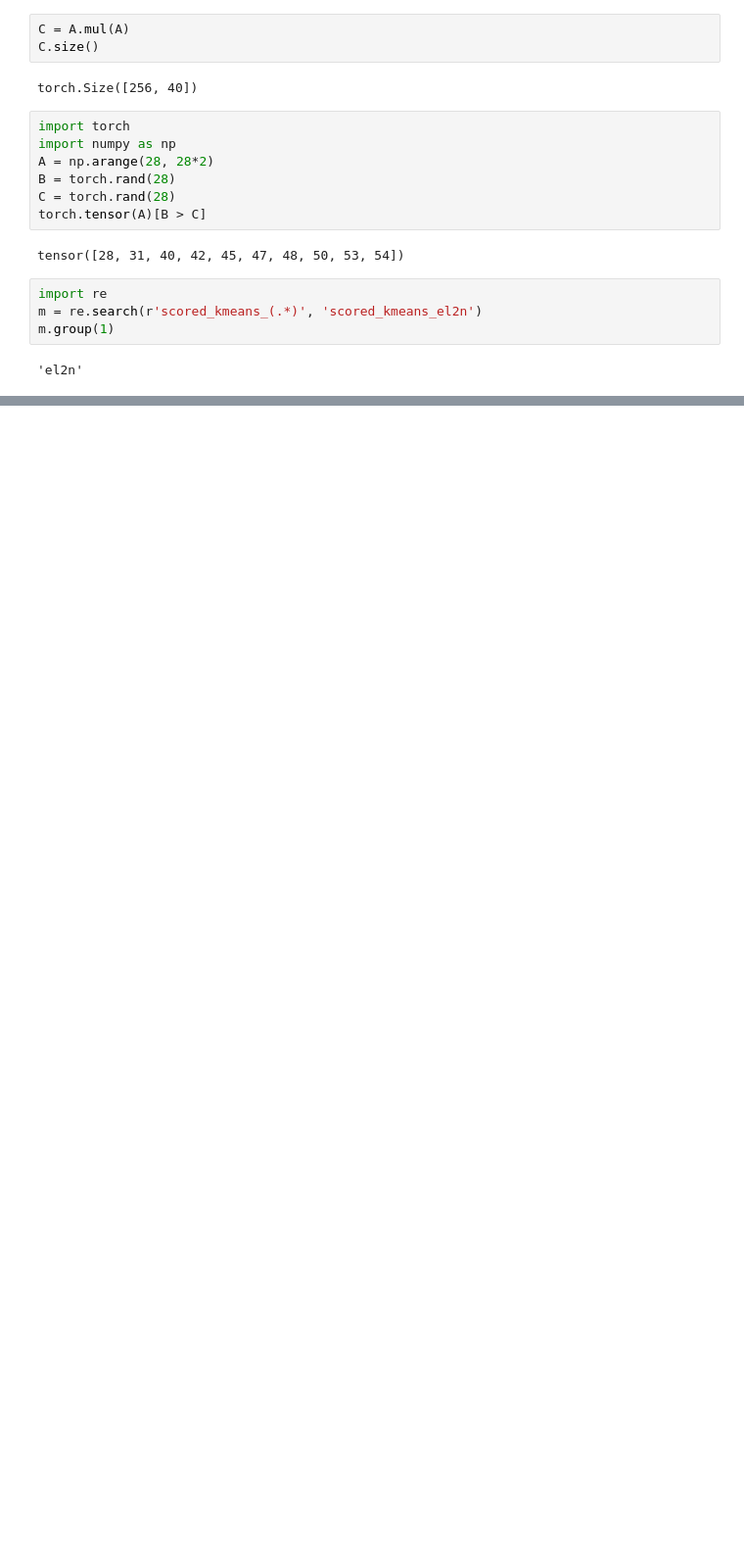
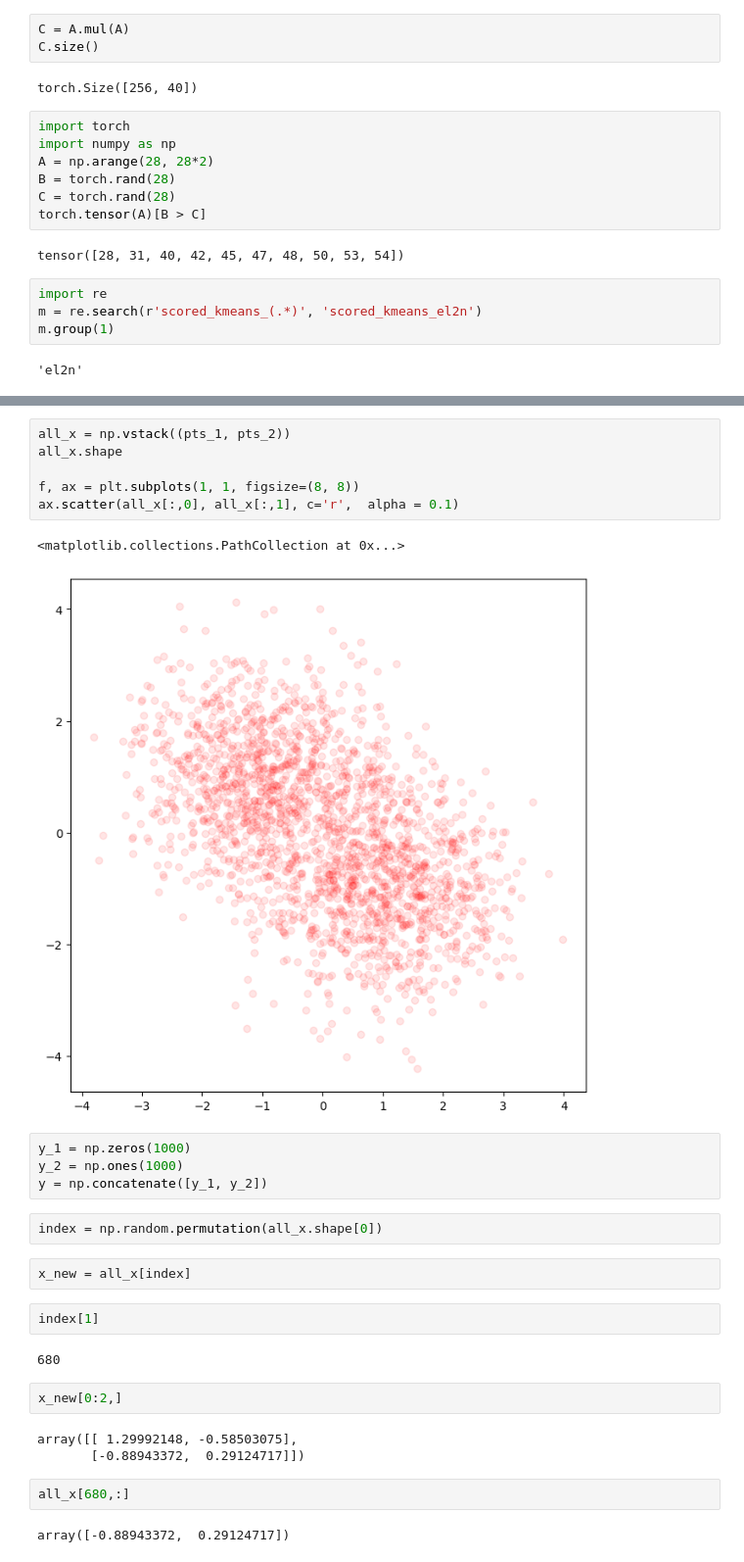
Before and after one commit to souravc83/Blackbox-Coresets-VI, a Jupyter notebook: psvi/notebooks/scratch.ipynb, the cells around one changed output, grey strips where cells are left out. Shown at 98% size. Drawn from its saved outputs; the diff is of its cells as text; blank space fills up the shorter version.

```diff
--- a/psvi/notebooks/scratch.ipynb
+++ b/psvi/notebooks/scratch.ipynb
@@ -378,0 +403,30 @@ m.group(1)
+# %%
+all_x = np.vstack((pts_1, pts_2))
+all_x.shape
+
+f, ax = plt.subplots(1, 1, figsize=(8, 8))
+ax.scatter(all_x[:,0], all_x[:,1], c='r',  alpha = 0.1)
+# %% [output]
+<matplotlib.collections.PathCollection at 0x...>
+[figure, added]
+# %%
+y_1 = np.zeros(1000)
+y_2 = np.ones(1000)
+y = np.concatenate([y_1, y_2])
+# %%
+index = np.random.permutation(all_x.shape[0])
+# %%
+x_new = all_x[index]
+# %%
+index[1]
+# %% [output]
+680
+# %%
+x_new[0:2,]
+# %% [output]
+array([[ 1.29992148, -0.58503075],
+       [-0.88943372,  0.29124717]])
+# %%
+all_x[680,:]
+# %% [output]
+array([-0.88943372,  0.29124717])
```
Also changed, not shown: parts of 10 cells of this notebook, 5 other files.
